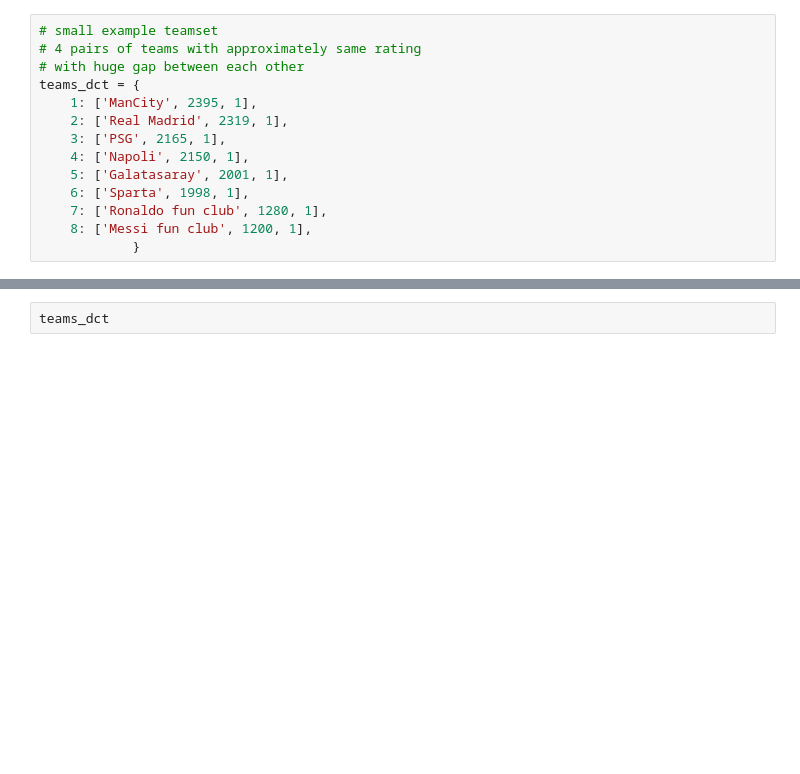
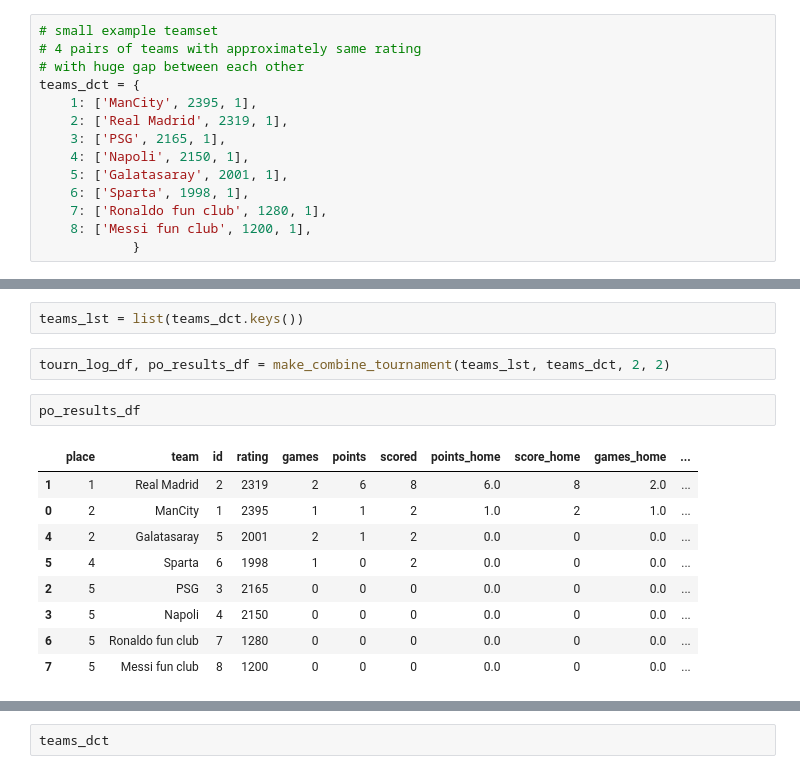
Before and after one commit to rosolimo212/torunaments, a Jupyter notebook: main.ipynb, the cells around one changed output, grey strips where cells are left out. Saved outputs shown, nothing was run; the diff lists cells and outputs as text; blank space fills up the shorter version.

```diff
--- a/main.ipynb
+++ b/main.ipynb
@@ -235,0 +445,16 @@ teams_dct = {
+# %%
+teams_lst = list(teams_dct.keys())
+# %%
+tourn_log_df, po_results_df = make_combine_tournament(teams_lst, teams_dct, 2, 2)
+# %%
+po_results_df
+# %% [output]
+|  | place | team | id | rating | games | points | scored | points_home | score_home | games_home | ... |
+| 1 | 1 | Real Madrid | 2 | 2319 | 2 | 6 | 8 | 6.0 | 8 | 2.0 | ... |
+| 0 | 2 | ManCity | 1 | 2395 | 1 | 1 | 2 | 1.0 | 2 | 1.0 | ... |
+| 4 | 2 | Galatasaray | 5 | 2001 | 2 | 1 | 2 | 0.0 | 0 | 0.0 | ... |
+| 5 | 4 | Sparta | 6 | 1998 | 1 | 0 | 2 | 0.0 | 0 | 0.0 | ... |
+| 2 | 5 | PSG | 3 | 2165 | 0 | 0 | 0 | 0.0 | 0 | 0.0 | ... |
+| 3 | 5 | Napoli | 4 | 2150 | 0 | 0 | 0 | 0.0 | 0 | 0.0 | ... |
+| 6 | 5 | Ronaldo fun club | 7 | 1280 | 0 | 0 | 0 | 0.0 | 0 | 0.0 | ... |
+| 7 | 5 | Messi fun club | 8 | 1200 | 0 | 0 | 0 | 0.0 | 0 | 0.0 | ... |
```
Also changed, not shown: parts of 42 cells of this notebook, 1 other file.
